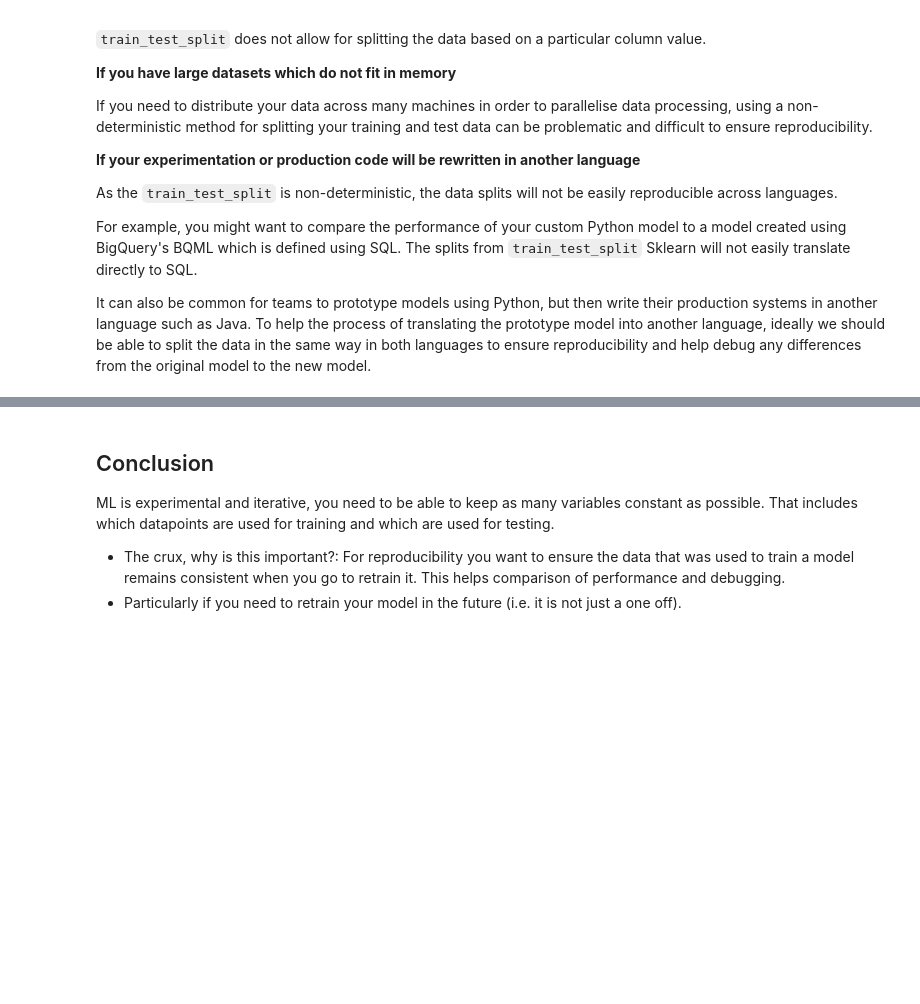
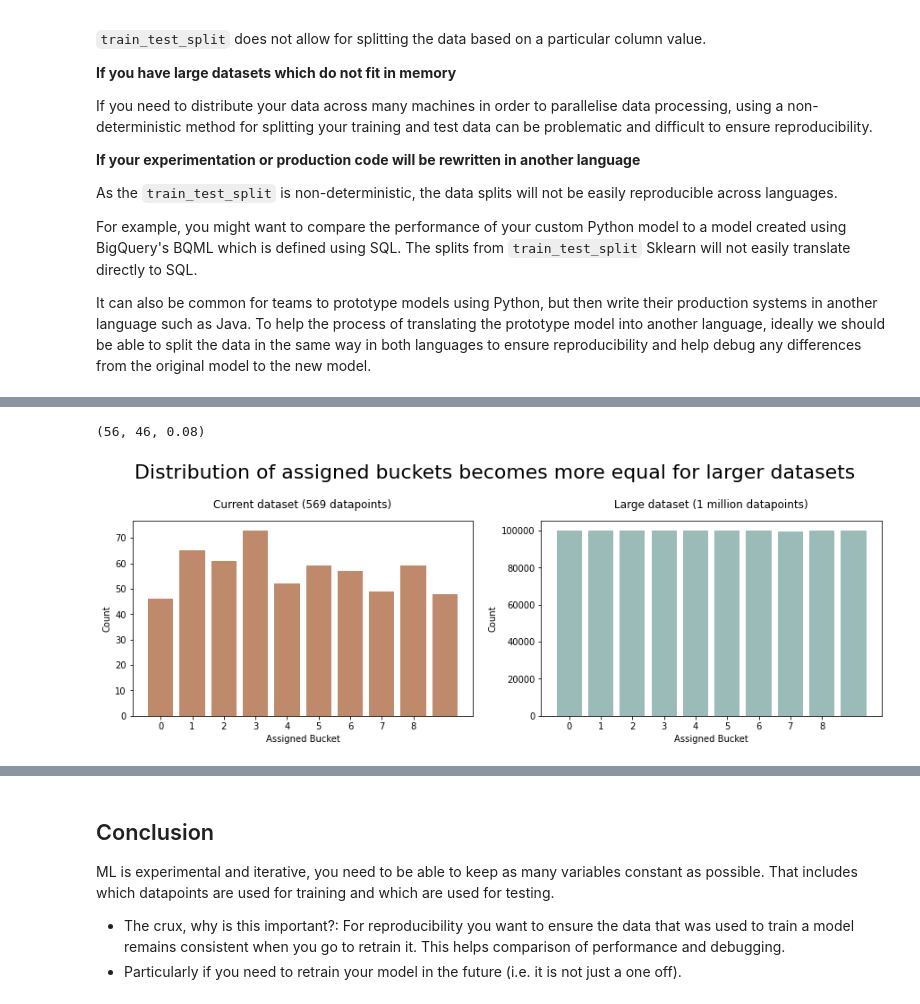
Before and after one commit to julian-west/e4ds-snippets, a Jupyter notebook: best-practices/repeatable-splitting/Reproducible ML - Maybe you shouldn't be using sklearn's train_test_split.ipynb, the cells around one changed output, grey strips where cells are left out. Drawn from its saved outputs; the diff is of its cells as text; code cells hidden in the pictures; blank space fills up the shorter version.

```diff
--- a/best-practices/repeatable-splitting/Reproducible ML - Maybe you shouldn't be using sklearn's train_test_split.ipynb
+++ b/best-practices/repeatable-splitting/Reproducible ML - Maybe you shouldn't be using sklearn's train_test_split.ipynb
@@ -358,0 +392,19 @@ https://stackoverflow.com/questions/63341637/python-vs-bigquery-farmhash-sometim
+# %%
+# create a training and test set from original dataset using hashing method
+x_train_hash, x_test_hash = hash_train_test_split(
+    df,
+    split_col="index",
+    approx_test_ratio=TEST_RATIO,
+    hash_func=generate_farmhash_fingerprint,
+    test_set_check_func=test_set_check,
+)
+
+
+# create a training and test set from shuffled dataset using hashing method
+x_train_hash_shuffled, x_test_hash_shuffled = hash_train_test_split(
+    df_shuffled,
+    split_col="index",
+    approx_test_ratio=TEST_RATIO,
+    hash_func=generate_farmhash_fingerprint,
+    test_set_check_func=test_set_check,
+)
@@ -358,0 +438,54 @@ https://stackoverflow.com/questions/63341637/python-vs-bigquery-farmhash-sometim
+# %%
+total_records = len(df)
+target_records = int(total_records * TEST_RATIO)
+hash_test_set_records = len(x_test_hash)
+actual_ratio = round(hash_test_set_records / total_records, 2)
+
+target_records, hash_test_set_records, actual_ratio
+# %% [output]
+(56, 46, 0.08)
+# %%
+import matplotlib.pyplot as plt
+import numpy as np
+
+
+def plot_bucket_distributions(
+    ax, buckets: list[int], title: str, bar_color: str
+) -> None:
+    ax.bar(*np.unique(buckets, return_counts=True), color=bar_color)
+    ax.set_xticks(range(max(buckets)))
+    ax.set_xlabel("Assigned Bucket")
+    ax.set_ylabel("Count")
+    ax.set_title(title, pad=15)
+
+
+# create subplots
+fig, (ax1, ax2) = plt.subplots(nrows=1, ncols=2, figsize=(15, 4))
+
+# our example
+demo_example = x_train_hash["bucket"].tolist() + x_test_hash["bucket"].tolist()
+plot_bucket_distributions(
+    ax1,
+    demo_example,
+    title="Current dataset (569 datapoints)",
+    bar_color="#BF8A6C",
+)
+
+
+# large dataset example
+bigger_example = [farmhash.fingerprint64(str(i)) % 10 for i in range(1_000_000)]
+plot_bucket_distributions(
+    ax2,
+    bigger_example,
+    title="Large dataset (1 million datapoints)",
+    bar_color="#9ABBB7",
+)
+
+plt.suptitle(
+    "Distribution of assigned buckets becomes more equal for larger datasets",
+    fontsize=22,
+    y=1.1,
+)
+plt.show()
+# %% [output]
+[figure, added]
```
Also changed, not shown: parts of 67 cells of this notebook.
